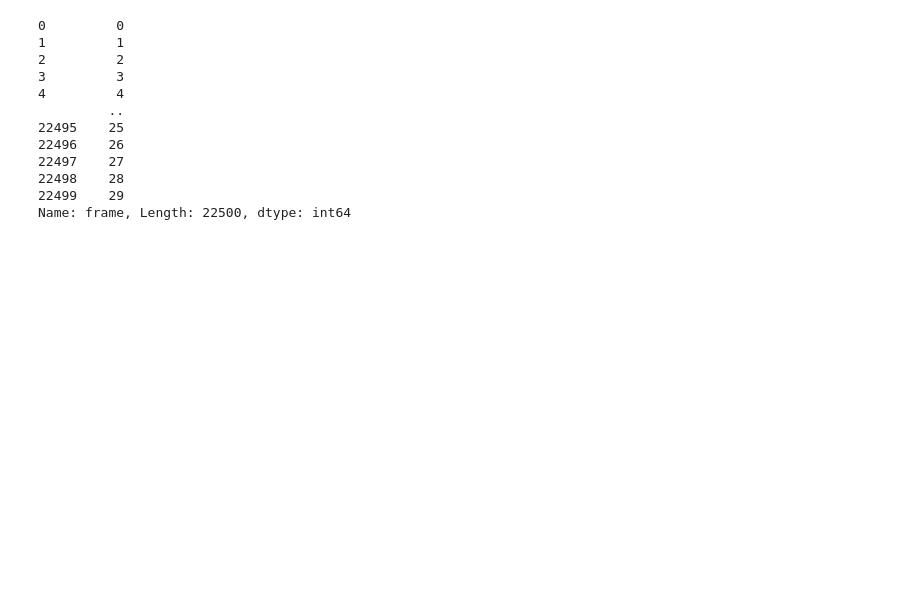
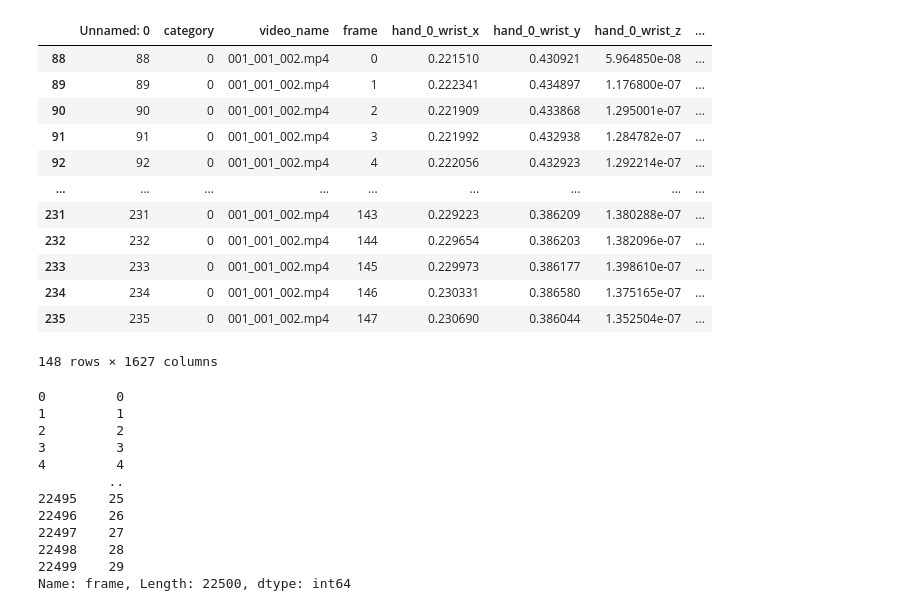
Before and after one commit to Dudu197/sign-language-recognition, a Jupyter notebook: explore dataset.ipynb, the cells around one changed output. Drawn from its saved outputs; the diff is of its cells as text; code cells hidden in the pictures; blank space fills up the shorter version.

```diff
--- a/explore dataset.ipynb
+++ b/explore dataset.ipynb
@@ -34,3 +46,19 @@ df.describe()
+# %%
+df[df["video_name"] == "001_001_002.mp4"]
+# %% [output]
+|  | Unnamed: 0 | category | video_name | frame | hand_0_wrist_x | hand_0_wrist_y | hand_0_wrist_z | ... |
+| 88 | 88 | 0 | 001_001_002.mp4 | 0 | 0.221510 | 0.430921 | 5.964850e-08 | ... |
+| 89 | 89 | 0 | 001_001_002.mp4 | 1 | 0.222341 | 0.434897 | 1.176800e-07 | ... |
+| 90 | 90 | 0 | 001_001_002.mp4 | 2 | 0.221909 | 0.433868 | 1.295001e-07 | ... |
+| 91 | 91 | 0 | 001_001_002.mp4 | 3 | 0.221992 | 0.432938 | 1.284782e-07 | ... |
+| 92 | 92 | 0 | 001_001_002.mp4 | 4 | 0.222056 | 0.432923 | 1.292214e-07 | ... |
+| ... | ... | ... | ... | ... | ... | ... | ... | ... |
+| 231 | 231 | 0 | 001_001_002.mp4 | 143 | 0.229223 | 0.386209 | 1.380288e-07 | ... |
+| 232 | 232 | 0 | 001_001_002.mp4 | 144 | 0.229654 | 0.386203 | 1.382096e-07 | ... |
+| 233 | 233 | 0 | 001_001_002.mp4 | 145 | 0.229973 | 0.386177 | 1.398610e-07 | ... |
+| 234 | 234 | 0 | 001_001_002.mp4 | 146 | 0.230331 | 0.386580 | 1.375165e-07 | ... |
+| 235 | 235 | 0 | 001_001_002.mp4 | 147 | 0.230690 | 0.386044 | 1.352504e-07 | ... |
+148 rows × 1627 columns
 # %%
 df["frame"]
 # %% [output]
```
Also changed, not shown: parts of 5 cells of this notebook, 2 other files.
